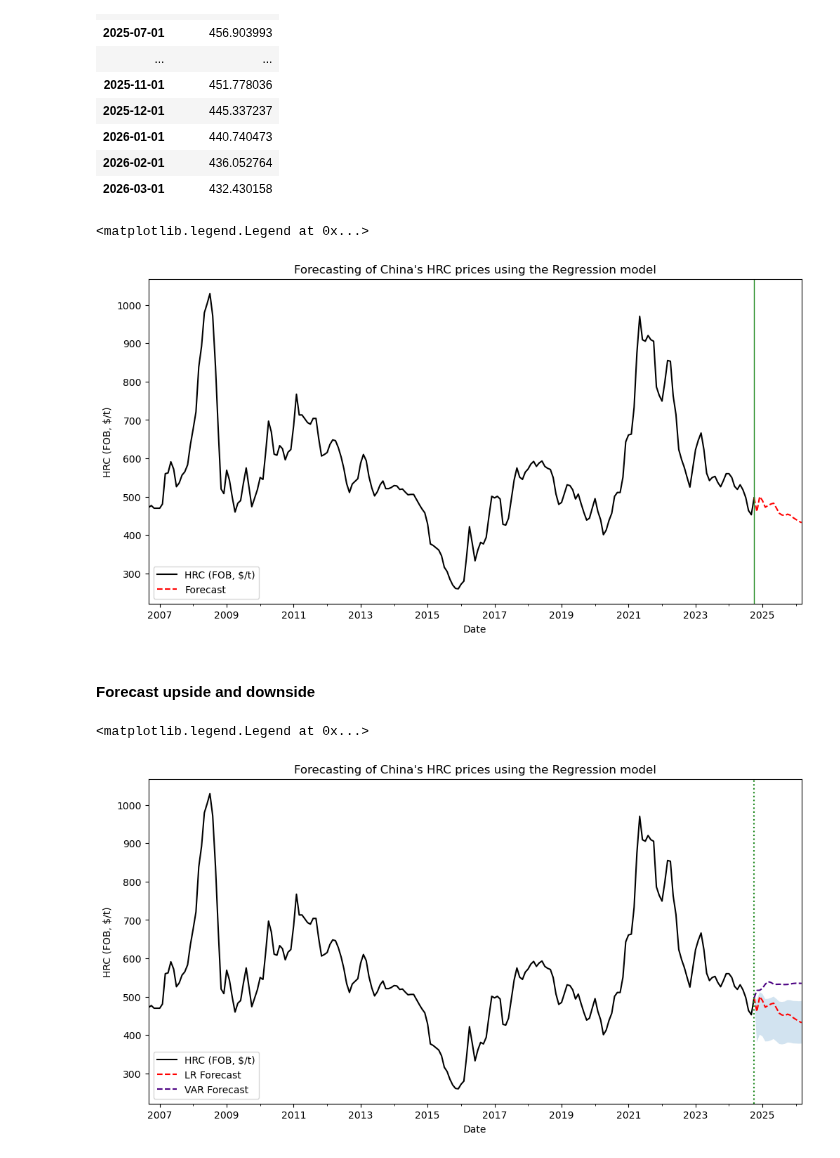
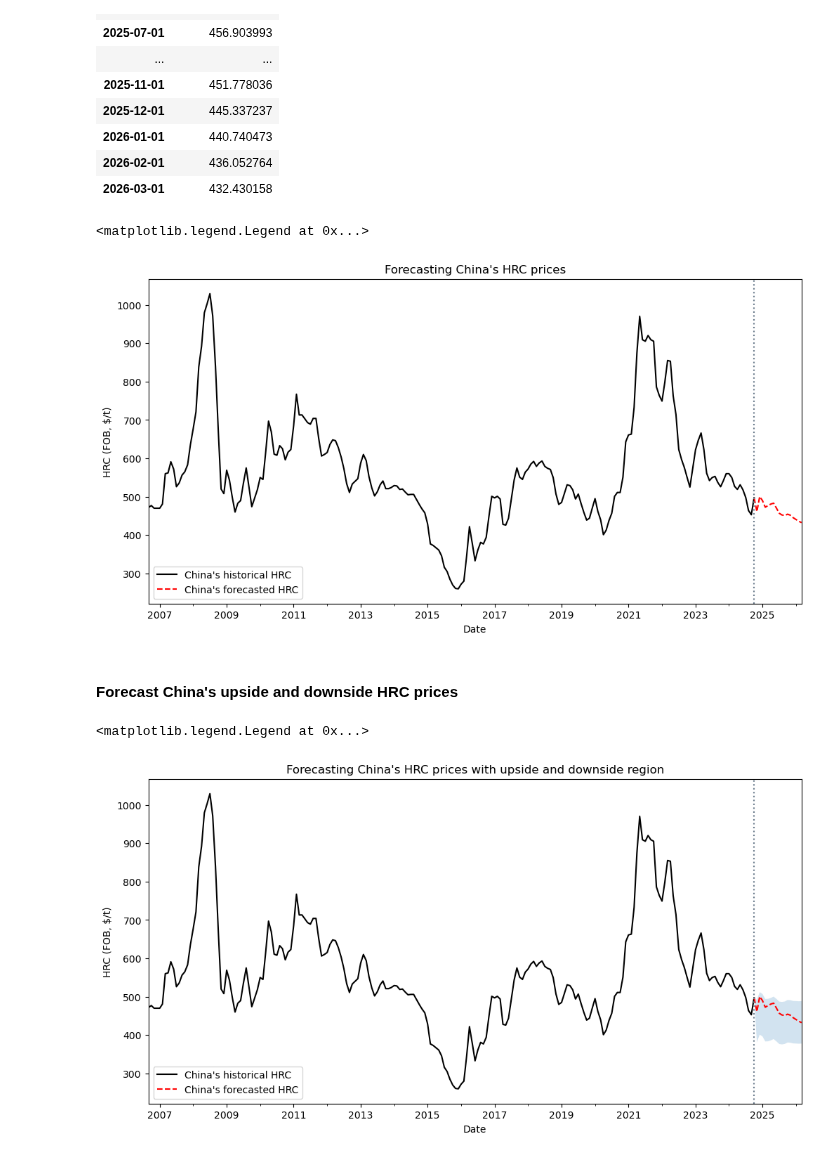
Before and after one commit to nguyenhpnguyen/BT4103-Business-Analytics-Capstone-Project, a Jupyter notebook: notebook/04_multiple_regression.ipynb, the cells around one changed output. Saved outputs shown, nothing was run; the diff lists cells and outputs as text; code cells hidden in the pictures.

```diff
--- a/notebook/04_multiple_regression.ipynb
+++ b/notebook/04_multiple_regression.ipynb
@@ -248,18 +273,18 @@ df_forecast.to_csv('../data/final/multireg_forecast.csv', index=True)
 # %%
 # Plot forecast
 fig, ax = plt.subplots(figsize=(12, 6))
 
-df['HRC (FOB, $/t)'].plot(color='k')
-df_forecast['HRC (FOB, $/t)_f'].plot(color='r', linestyle ='dashed', label='Forecast')
+df['HRC (FOB, $/t)'].plot(color='k', label="China's historical HRC")
+df_forecast['HRC (FOB, $/t)_f'].plot(color='r', linestyle ='dashed', label="China's forecasted HRC")
 
-plt.title("Forecasting of China's HRC prices using the Regression model")
+plt.title("Forecasting China's HRC prices")
 plt.ylabel("HRC (FOB, $/t)")
 plt.xlabel("Date")
-plt.axvline(x = '2024-10-20', linewidth = 1, color = 'forestgreen', linestyle = 'solid')
+plt.axvline(x = '2024-10-01', color = 'slategray', linestyle = 'dotted')
 ax.legend()
 # %% [output]
 <matplotlib.legend.Legend at 0x...>
-[figure, old version]
+[figure, new version]
 # %% [markdown]
-#### Forecast upside and downside
+#### Forecast China's upside and downside HRC prices
 # %%
@@ -308,18 +332,17 @@ var_f_final.index.name = 'Date'
 # %%
-# Plot forecast
+# Plot forecast with upside and downside region
 fig, ax = plt.subplots(figsize=(12, 6))
 
-df['HRC (FOB, $/t)'].plot(color='k')
-df_forecast['HRC (FOB, $/t)_f'].plot(color='r', linestyle ='dashed', label='LR Forecast')
-var_f_final['HRC (FOB, $/t)_forecast'].plot(color='indigo', linestyle ='dashed', label='VAR Forecast')
+df['HRC (FOB, $/t)'].plot(color='k', label="China's historical HRC")
+df_forecast['HRC (FOB, $/t)_f'].plot(color='r', linestyle ='dashed', label="China's forecasted HRC")
 fc_period = pd.date_range(start=df.index[-1], periods=18, freq='MS')
 ax.fill_between(x=fc_period, y1=df_forecast_downside['HRC (FOB, $/t)'], y2=df_forecast_upside['HRC (FOB, $/t)'], alpha=0.2)
 
-plt.title("Forecasting of China's HRC prices using the Regression model")
+plt.title("Forecasting China's HRC prices with upside and downside region")
 plt.ylabel("HRC (FOB, $/t)")
 plt.xlabel("Date")
-plt.axvline(x = '2024-10-01', color = 'forestgreen', linestyle = 'dotted')
+plt.axvline(x = '2024-10-01', color = 'slategray', linestyle = 'dotted')
 ax.legend()
 # %% [output]
 <matplotlib.legend.Legend at 0x...>
-[figure, old version]
+[figure, new version]
```
Also changed, not shown: parts of 31 cells of this notebook, 1 other file.
